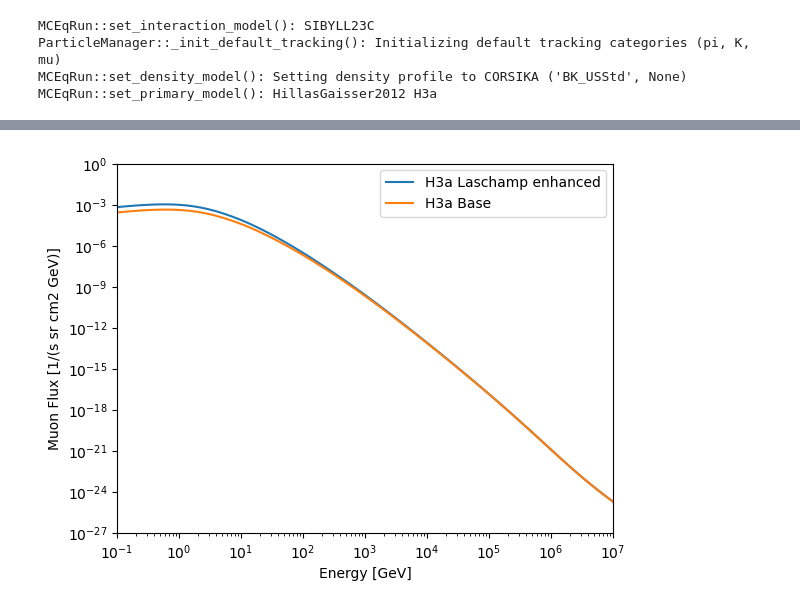
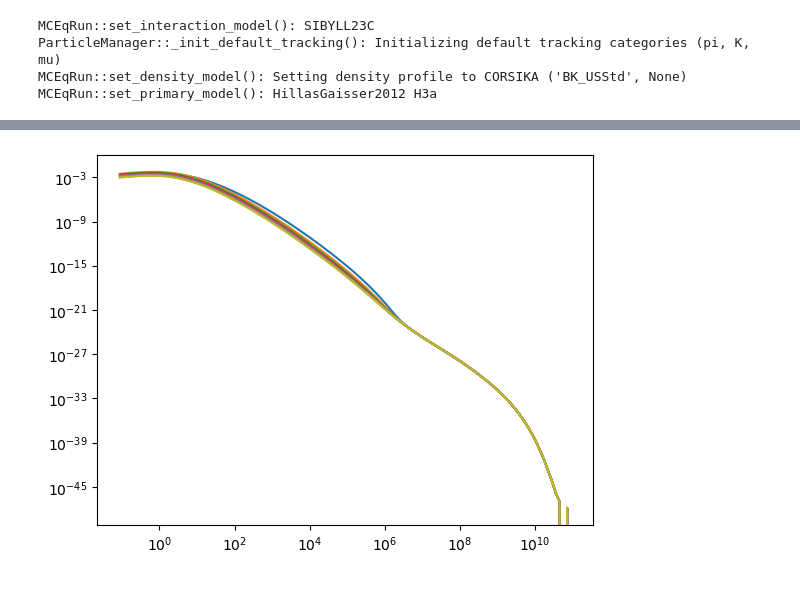
Before and after one commit to cgalelli/PrimusCode, a Jupyter notebook: Fluxmod.ipynb, the cells around one changed output, grey strips where cells are left out. Drawn from its saved outputs; the diff is of its cells as text; code cells hidden in the pictures.

```diff
--- a/Fluxmod.ipynb
+++ b/Fluxmod.ipynb
@@ -14,13 +14,19 @@ e_grid = mceq_run.e_grid
 angles = np.arccos(np.linspace(1,0,11))*180./np.pi
 
 muons_base = np.zeros_like(e_grid)
+n_base = np.zeros_like(e_grid)
 
 for theta in angles:
     mceq_run.set_theta_deg(theta)
     mceq_run.solve()
     muons_base += (mceq_run.get_solution('total_mu+', mag=0)
                     + mceq_run.get_solution('total_mu-', mag=0))
+    n_base += mceq_run.get_solution('n0', mag=0)
+n_base /= len(angles)
 muons_base /= len(angles)
+
+data = np.vstack((e_grid[:58], muons_base[:58]*1e4, n_base[:58]*1e4)).T
+np.savetxt(f'Data/flux_data/H3a.txt', data)
 # %% [output]
 MCEqRun::set_interaction_model(): SIBYLL23C
 ParticleManager::_init_default_tracking(): Initializing default tracking categories (pi, K, mu)
@@ -132,7 +116,10 @@ ages = [10e3, 20e3, 30e3, 40e3]
 # %%
-for i, age in enumerate(ages):
-    mceq_run.set_primary_model(SNHillasGaisser2012, (age, 250, 0, 4e9, 0))
+enhance = False
+for i, age in enumerate(np.linspace(2.5, 42.5, 9)*1e3):
+    mceq_run.set_primary_model(SNHillasGaisser2012, (age, 100, 0, 4e9, 0))
     muons = np.zeros_like(e_grid)
+    n0 = np.zeros_like(e_grid)
+
 
     for theta in angles:
         mceq_run.set_theta_deg(theta)
@@ -140,32 +127,57 @@ for i, age in enumerate(ages):
 
         muons += (mceq_run.get_solution('total_mu+', mag=0)
                         + mceq_run.get_solution('total_mu-', mag=0))
+        n0 += mceq_run.get_solution('n0', mag=0)
+    n0 /= len(angles)
+    muons /= len(angles)
+    plt.loglog(e_grid, muons, label=f'SN@100 pc, {int(age/1000)} kyr')
+    data = np.vstack((e_grid[:58], muons[:58]*1e4, n0[:58]*1e4)).T
+    np.savetxt(f'Data/flux_data/SN100pc_{int(age/1000)}kyr.txt', data)
 
-    muons /= len(angles)
-    plt.loglog(e_grid, muons, label=f'SN@250 pc, {int(age/1000)} kyr')
-    data = np.vstack((e_grid[:58], muons[:58]*1e4)).T
-    np.savetxt(f'Data/flux_data/SN20pc_{int(age/1000)}kyr_.txt', data)
+if enhance:
+
+    for i, age in enumerate(np.linspace(10, 15, 3)*1e3):
+        mceq_run.set_primary_model(SNHillasGaisser2012, (age, 250, 0, 4e9, 1))
+        muons = np.zeros_like(e_grid)
+        n0 = np.zeros_like(e_grid)
 
 
-mceq_run.set_primary_model(SNHillasGaisser2012, (1e10, 1e10, 0, 4e9, 1))
-muons_base_enh = np.zeros_like(e_grid)
+        for theta in angles:
+            mceq_run.set_theta_deg(theta)
+            mceq_run.solve()
 
-for theta in angles:
-    mceq_run.set_theta_deg(theta)
-    mceq_run.solve()
+            muons += (mceq_run.get_solution('total_mu+', mag=0)
+                            + mceq_run.get_solution('total_mu-', mag=0))
+            n0 += mceq_run.get_solution('n0', mag=0)
+        n0 /= len(angles)
+        muons /= len(angles)
+        plt.loglog(e_grid, muons, label=f'SN@250 pc, {int(age/1000)} kyr')
+        data = np.vstack((e_grid[:58], muons[:58]*1e4, n0[:58]*1e4)).T
+        np.savetxt(f'Data/flux_data/SN250pc_{int(age/1000)}kyr_enhanced.txt', data)
 
-    muons_base_enh += (mceq_run.get_solution('total_mu+', mag=0)
-                    + mceq_run.get_solution('total_mu-', mag=0))
-muons_base_enh /= len(angles)
 
-plt.loglog(e_grid, muons_base_enh, label='H3a Laschamp enhanced')
 
-plt.loglog(e_grid, muons_base, label='H3a Base')
-plt.xlim(1e-1, 1e7)
-plt.ylim(1e-27, 1e0)
-plt.xlabel('Energy [GeV]')
-plt.ylabel('Muon Flux [1/(s sr cm2 GeV)]')
-plt.legend()
-data = np.vstack((e_grid[:58], muons_base_enh[:58]*1e4)).T
-np.savetxt(f'Data/flux_data/H3a_enhanced.txt', data)
+    mceq_run.set_primary_model(SNHillasGaisser2012, (1e10, 1e10, 0, 4e9, 1))
+    muons_base_enh = np.zeros_like(e_grid)
+    n_base_enh = np.zeros_like(e_grid)
+
+    for theta in angles:
+        mceq_run.set_theta_deg(theta)
+        mceq_run.solve()
+
+        muons_base_enh += (mceq_run.get_solution('total_mu+', mag=0)
+                        + mceq_run.get_solution('total_mu-', mag=0))
+        n_base_enh += mceq_run.get_solution('n0', mag=0)
+    n_base_enh /= len(angles)
+    muons_base_enh /= len(angles)
+
+    plt.loglog(e_grid, muons_base_enh, label='H3a Laschamp enhanced')
+    plt.loglog(e_grid, muons_base, label='H3a Base')
+    plt.xlim(1e-1, 1e7)
+    plt.ylim(1e-27, 1e0)
+    plt.xlabel('Energy [GeV]')
+    plt.ylabel('Muon Flux [1/(s sr cm2 GeV)]')
+    plt.legend()
+    data = np.vstack((e_grid[:58], muons_base_enh[:58]*1e4, n_base_enh[:58]*1e4)).T
+    np.savetxt(f'Data/flux_data/H3a_enhanced.txt', data)
 # %% [output]
@@ -174 +193 @@ MCEqRun::set_primary_model(): SNHillasGaisser2012 (10000000000.0, 10000000000.0,
-[figure, old version]
+[figure, new version]
```
Also changed, not shown: parts of 5 cells of this notebook, 44 other files.
